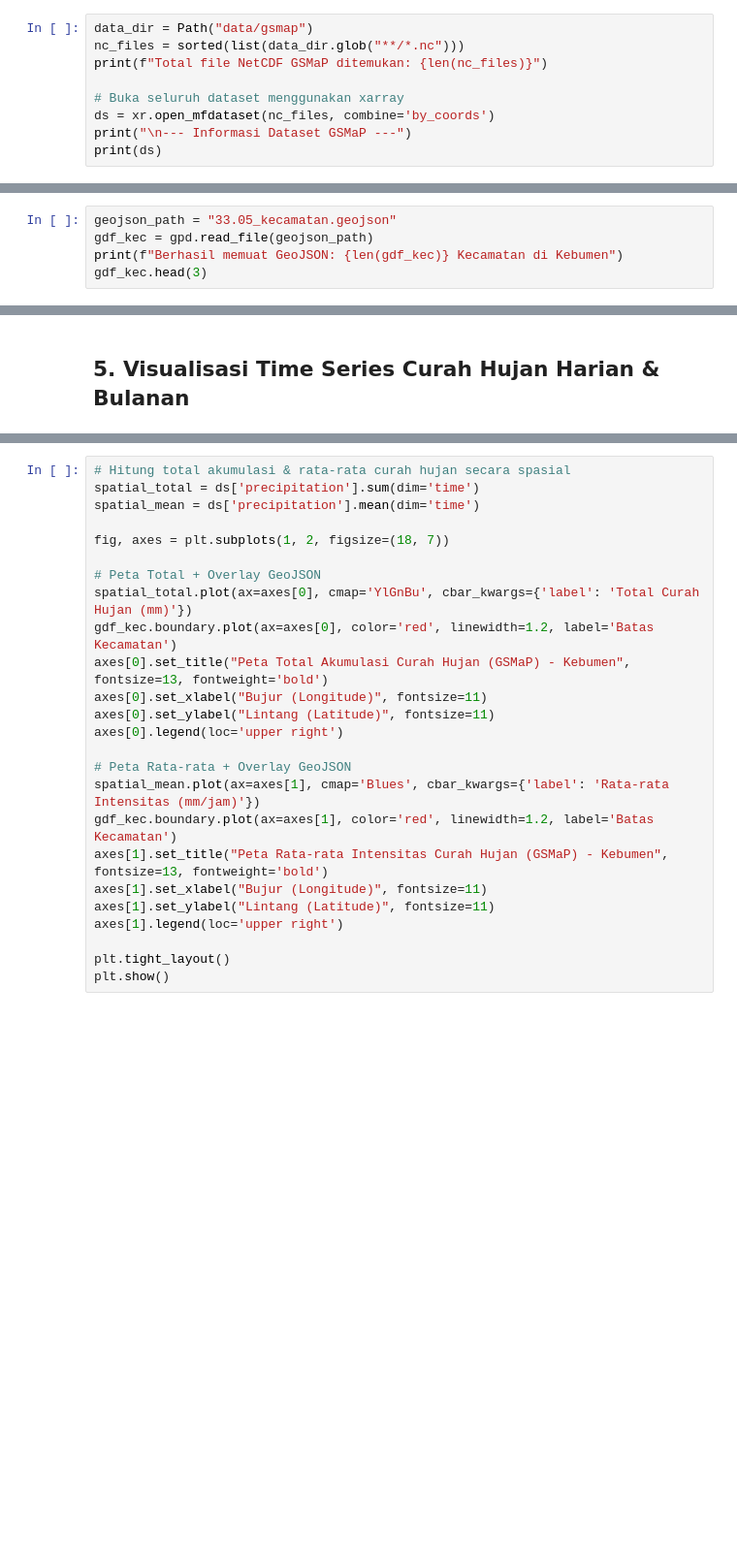
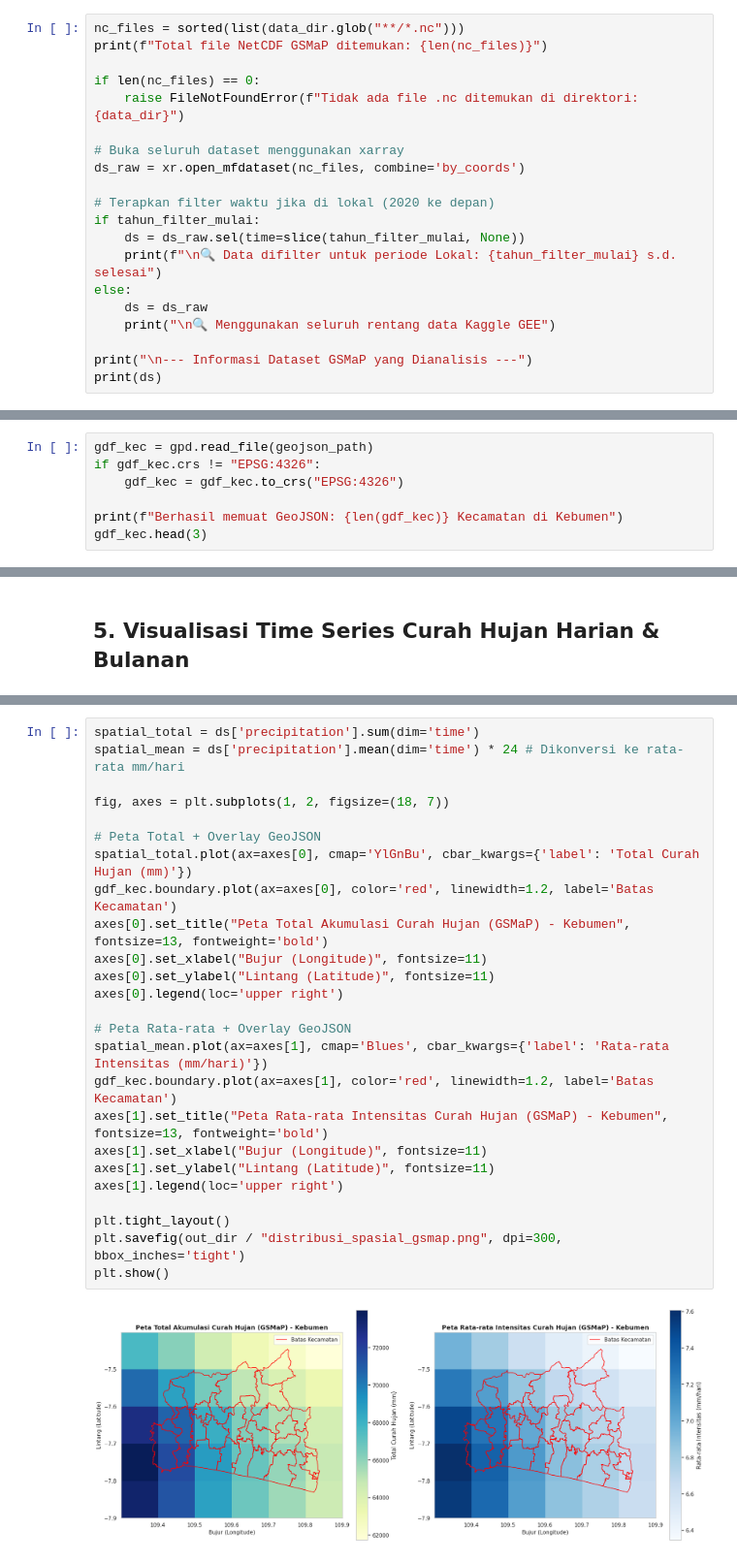
Before and after one commit to widhyatma/Projek_Downscale, a Jupyter notebook: analisis_GSMAP.ipynb, the cells around one changed output, grey strips where cells are left out. Shown at 97% size. Saved outputs shown, nothing was run; the diff lists cells and outputs as text; blank space fills up the shorter version.

```diff
--- a/analisis_GSMAP.ipynb
+++ b/analisis_GSMAP.ipynb
@@ -22,9 +70,20 @@ Menggunakan `xarray.open_mfdataset` untuk memuat semua file `.nc` dari subfolder
 # %%
-data_dir = Path("data/gsmap")
 nc_files = sorted(list(data_dir.glob("**/*.nc")))
 print(f"Total file NetCDF GSMaP ditemukan: {len(nc_files)}")
 
+if len(nc_files) == 0:
+    raise FileNotFoundError(f"Tidak ada file .nc ditemukan di direktori: {data_dir}")
+
 # Buka seluruh dataset menggunakan xarray
-ds = xr.open_mfdataset(nc_files, combine='by_coords')
-print("\n--- Informasi Dataset GSMaP ---")
+ds_raw = xr.open_mfdataset(nc_files, combine='by_coords')
+
+# Terapkan filter waktu jika di lokal (2020 ke depan)
+if tahun_filter_mulai:
+    ds = ds_raw.sel(time=slice(tahun_filter_mulai, None))
+    print(f"\n🔍 Data difilter untuk periode Lokal: {tahun_filter_mulai} s.d. selesai")
+else:
+    ds = ds_raw
+    print("\n🔍 Menggunakan seluruh rentang data Kaggle GEE")
+
+print("\n--- Informasi Dataset GSMaP yang Dianalisis ---")
 print(ds)
@@ -34,5 +106,7 @@ Membaca file GeoJSON `33.05_kecamatan.geojson` untuk batas administratif dan lab
 # %%
-geojson_path = "33.05_kecamatan.geojson"
 gdf_kec = gpd.read_file(geojson_path)
+if gdf_kec.crs != "EPSG:4326":
+    gdf_kec = gdf_kec.to_crs("EPSG:4326")
+
 print(f"Berhasil memuat GeoJSON: {len(gdf_kec)} Kecamatan di Kebumen")
 gdf_kec.head(3)
@@ -88,26 +202,28 @@ Memetakan sebaran curah hujan raster dan menimpa (overlay) garis batas kecamatan
 # %%
-# Hitung total akumulasi & rata-rata curah hujan secara spasial
 spatial_total = ds['precipitation'].sum(dim='time')
-spatial_mean = ds['precipitation'].mean(dim='time')
+spatial_mean = ds['precipitation'].mean(dim='time') * 24 # Dikonversi ke rata-rata mm/hari
 
 fig, axes = plt.subplots(1, 2, figsize=(18, 7))
 
 # Peta Total + Overlay GeoJSON
 spatial_total.plot(ax=axes[0], cmap='YlGnBu', cbar_kwargs={'label': 'Total Curah Hujan (mm)'})
 gdf_kec.boundary.plot(ax=axes[0], color='red', linewidth=1.2, label='Batas Kecamatan')
 axes[0].set_title("Peta Total Akumulasi Curah Hujan (GSMaP) - Kebumen", fontsize=13, fontweight='bold')
 axes[0].set_xlabel("Bujur (Longitude)", fontsize=11)
 axes[0].set_ylabel("Lintang (Latitude)", fontsize=11)
 axes[0].legend(loc='upper right')
 
 # Peta Rata-rata + Overlay GeoJSON
-spatial_mean.plot(ax=axes[1], cmap='Blues', cbar_kwargs={'label': 'Rata-rata Intensitas (mm/jam)'})
+spatial_mean.plot(ax=axes[1], cmap='Blues', cbar_kwargs={'label': 'Rata-rata Intensitas (mm/hari)'})
 gdf_kec.boundary.plot(ax=axes[1], color='red', linewidth=1.2, label='Batas Kecamatan')
 axes[1].set_title("Peta Rata-rata Intensitas Curah Hujan (GSMaP) - Kebumen", fontsize=13, fontweight='bold')
 axes[1].set_xlabel("Bujur (Longitude)", fontsize=11)
 axes[1].set_ylabel("Lintang (Latitude)", fontsize=11)
 axes[1].legend(loc='upper right')
 
 plt.tight_layout()
+plt.savefig(out_dir / "distribusi_spasial_gsmap.png", dpi=300, bbox_inches='tight')
 plt.show()
+# %% [output]
+[figure, added]
 # %% [markdown]
```
Also changed, not shown: parts of 21 cells of this notebook.
